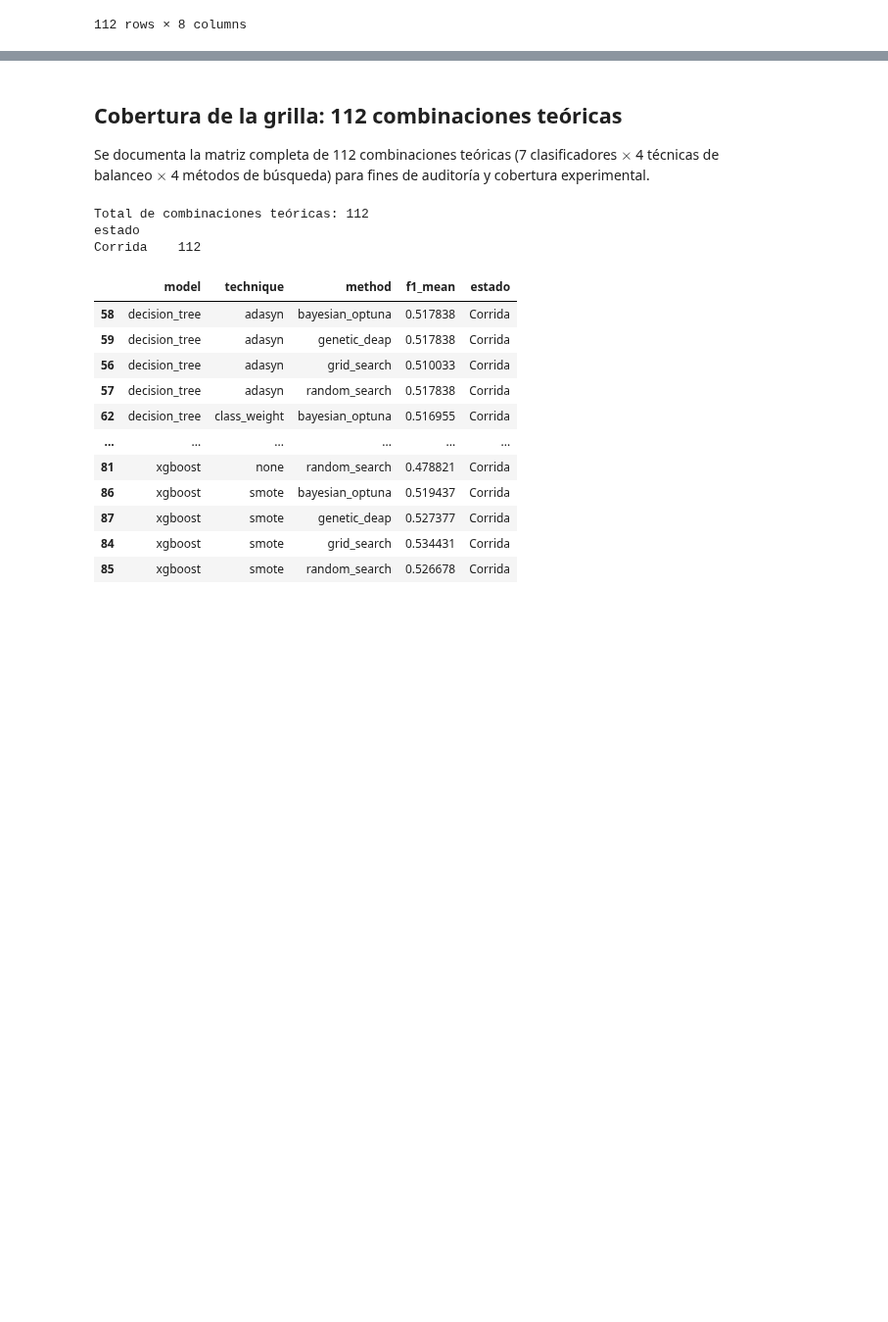
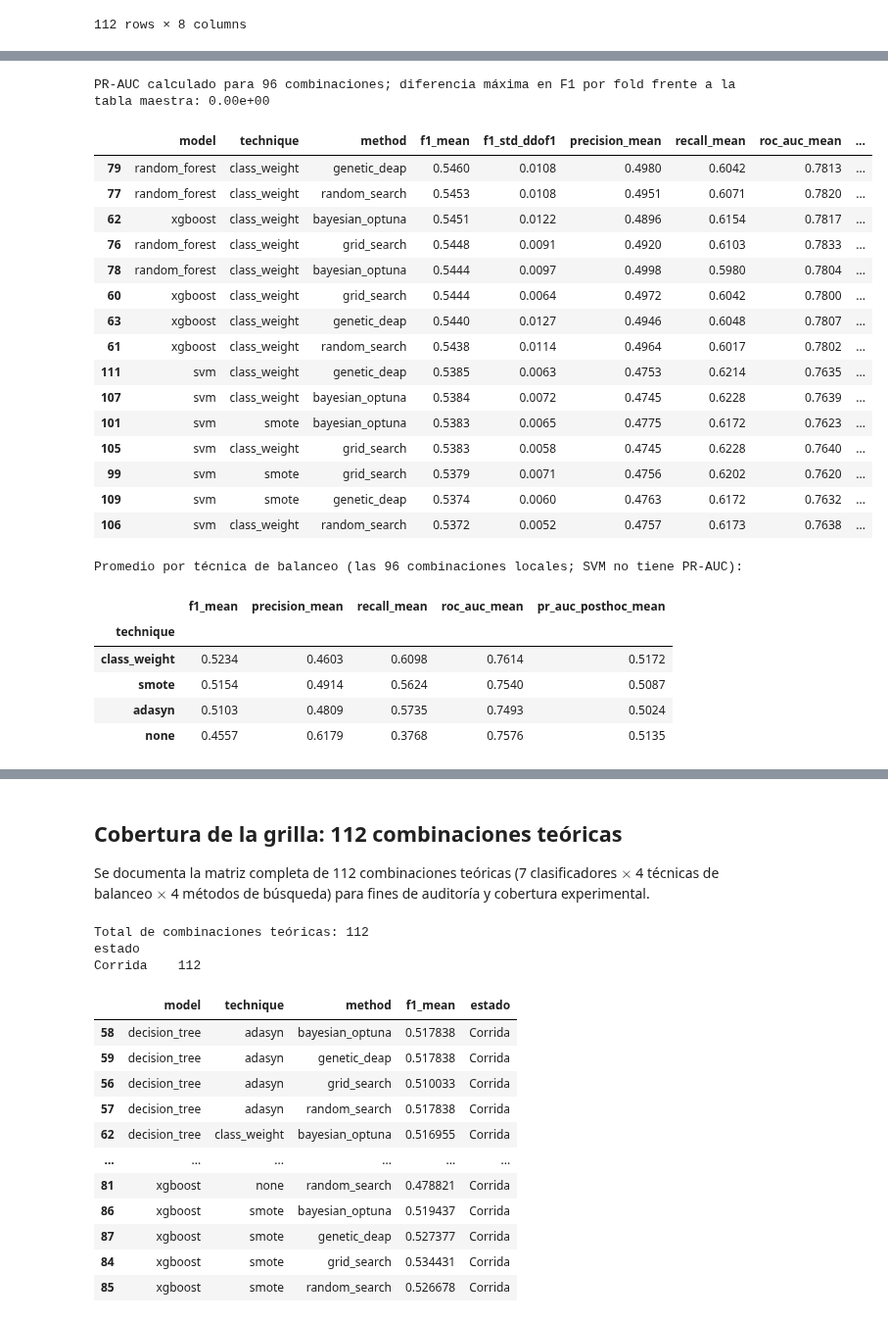
Before and after one commit to valeriaflorezs/Credit_Card_Project, a Jupyter notebook: notebooks/05_results_analysis.ipynb, the cells around one changed output, grey strips where cells are left out. Shown at 98% size. Cells and saved outputs as stored; diff of their text form; code cells hidden in the pictures; blank space fills up the shorter version.

```diff
--- a/notebooks/05_results_analysis.ipynb
+++ b/notebooks/05_results_analysis.ipynb
@@ -109,0 +126,51 @@ Cambiando el parámetro de ranking a **`f1`**, la tabla posiciona en los primero
+# %%
+from src.posthoc_metrics import POSTHOC_METRICS_PATH
+from src.stats_comparison import per_fold_std
+
+posthoc = pd.read_csv(POSTHOC_METRICS_PATH) if POSTHOC_METRICS_PATH.exists() else pd.DataFrame()
+key = ["model", "technique", "method"]
+table_ext = table.copy()
+table_ext["f1_std_ddof1"] = per_fold_std(table_ext, "f1")
+if not posthoc.empty:
+    table_ext = table_ext.merge(
+        posthoc[key + ["f1_check_max_abs_diff", "pr_auc_posthoc_mean", "pr_auc_posthoc_std"]], on=key, how="left"
+    )
+    print(f"PR-AUC calculado para {posthoc.shape[0]} combinaciones; "
+          f"diferencia máxima en F1 por fold frente a la tabla maestra: {posthoc['f1_check_max_abs_diff'].max():.2e}")
+else:
+    print("Falta results/experiments_posthoc_metrics.csv: correr `python -m src.posthoc_metrics`.")
+
+cols = ["model", "technique", "method", "f1_mean", "f1_std_ddof1", "precision_mean", "recall_mean", "roc_auc_mean"]
+if "pr_auc_posthoc_mean" in table_ext:
+    cols += ["pr_auc_posthoc_mean"]
+display(table_ext.sort_values("f1_mean", ascending=False)[cols].head(15).round(4))
+
+print("Promedio por técnica de balanceo (las 96 combinaciones locales; SVM no tiene PR-AUC):")
+agg = ["f1_mean", "precision_mean", "recall_mean", "roc_auc_mean"] + (["pr_auc_posthoc_mean"] if "pr_auc_posthoc_mean" in table_ext else [])
+sub_local = table_ext[table_ext["model"] != "svm"]
+display(sub_local.groupby("technique")[agg].mean().sort_values("f1_mean", ascending=False).round(4))
+# %% [output]
+PR-AUC calculado para 96 combinaciones; diferencia máxima en F1 por fold frente a la tabla maestra: 0.00e+00
+|  | model | technique | method | f1_mean | f1_std_ddof1 | precision_mean | recall_mean | roc_auc_mean | ... |
+| 79 | random_forest | class_weight | genetic_deap | 0.5460 | 0.0108 | 0.4980 | 0.6042 | 0.7813 | ... |
+| 77 | random_forest | class_weight | random_search | 0.5453 | 0.0108 | 0.4951 | 0.6071 | 0.7820 | ... |
+| 62 | xgboost | class_weight | bayesian_optuna | 0.5451 | 0.0122 | 0.4896 | 0.6154 | 0.7817 | ... |
+| 76 | random_forest | class_weight | grid_search | 0.5448 | 0.0091 | 0.4920 | 0.6103 | 0.7833 | ... |
+| 78 | random_forest | class_weight | bayesian_optuna | 0.5444 | 0.0097 | 0.4998 | 0.5980 | 0.7804 | ... |
+| 60 | xgboost | class_weight | grid_search | 0.5444 | 0.0064 | 0.4972 | 0.6042 | 0.7800 | ... |
+| 63 | xgboost | class_weight | genetic_deap | 0.5440 | 0.0127 | 0.4946 | 0.6048 | 0.7807 | ... |
+| 61 | xgboost | class_weight | random_search | 0.5438 | 0.0114 | 0.4964 | 0.6017 | 0.7802 | ... |
+| 111 | svm | class_weight | genetic_deap | 0.5385 | 0.0063 | 0.4753 | 0.6214 | 0.7635 | ... |
+| 107 | svm | class_weight | bayesian_optuna | 0.5384 | 0.0072 | 0.4745 | 0.6228 | 0.7639 | ... |
+| 101 | svm | smote | bayesian_optuna | 0.5383 | 0.0065 | 0.4775 | 0.6172 | 0.7623 | ... |
+| 105 | svm | class_weight | grid_search | 0.5383 | 0.0058 | 0.4745 | 0.6228 | 0.7640 | ... |
+| 99 | svm | smote | grid_search | 0.5379 | 0.0071 | 0.4756 | 0.6202 | 0.7620 | ... |
+| 109 | svm | smote | genetic_deap | 0.5374 | 0.0060 | 0.4763 | 0.6172 | 0.7632 | ... |
+| 106 | svm | class_weight | random_search | 0.5372 | 0.0052 | 0.4757 | 0.6173 | 0.7638 | ... |
+Promedio por técnica de balanceo (las 96 combinaciones locales; SVM no tiene PR-AUC):
+|  | f1_mean | precision_mean | recall_mean | roc_auc_mean | pr_auc_posthoc_mean |
+| technique |  |  |  |  |  |
+| class_weight | 0.5234 | 0.4603 | 0.6098 | 0.7614 | 0.5172 |
+| smote | 0.5154 | 0.4914 | 0.5624 | 0.7540 | 0.5087 |
+| adasyn | 0.5103 | 0.4809 | 0.5735 | 0.7493 | 0.5024 |
+| none | 0.4557 | 0.6179 | 0.3768 | 0.7576 | 0.5135 |
```
Also changed, not shown: parts of 17 cells of this notebook, 14 other files.
